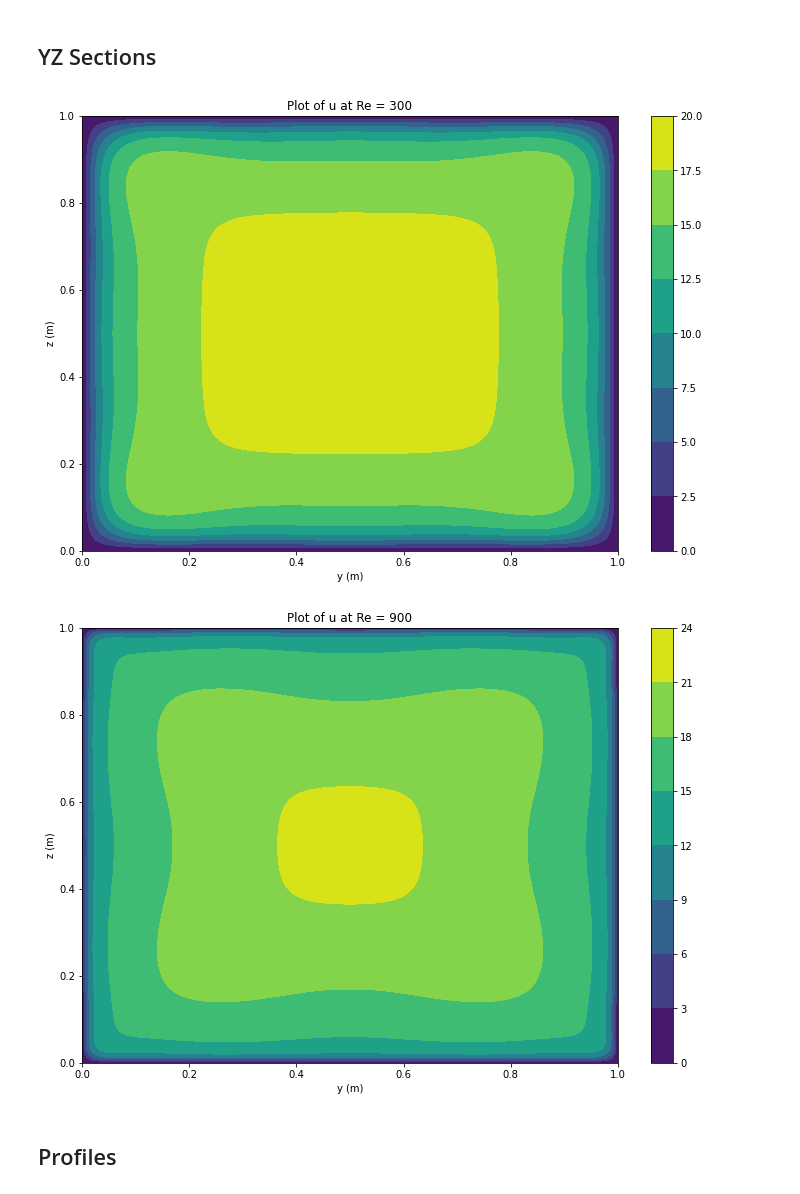
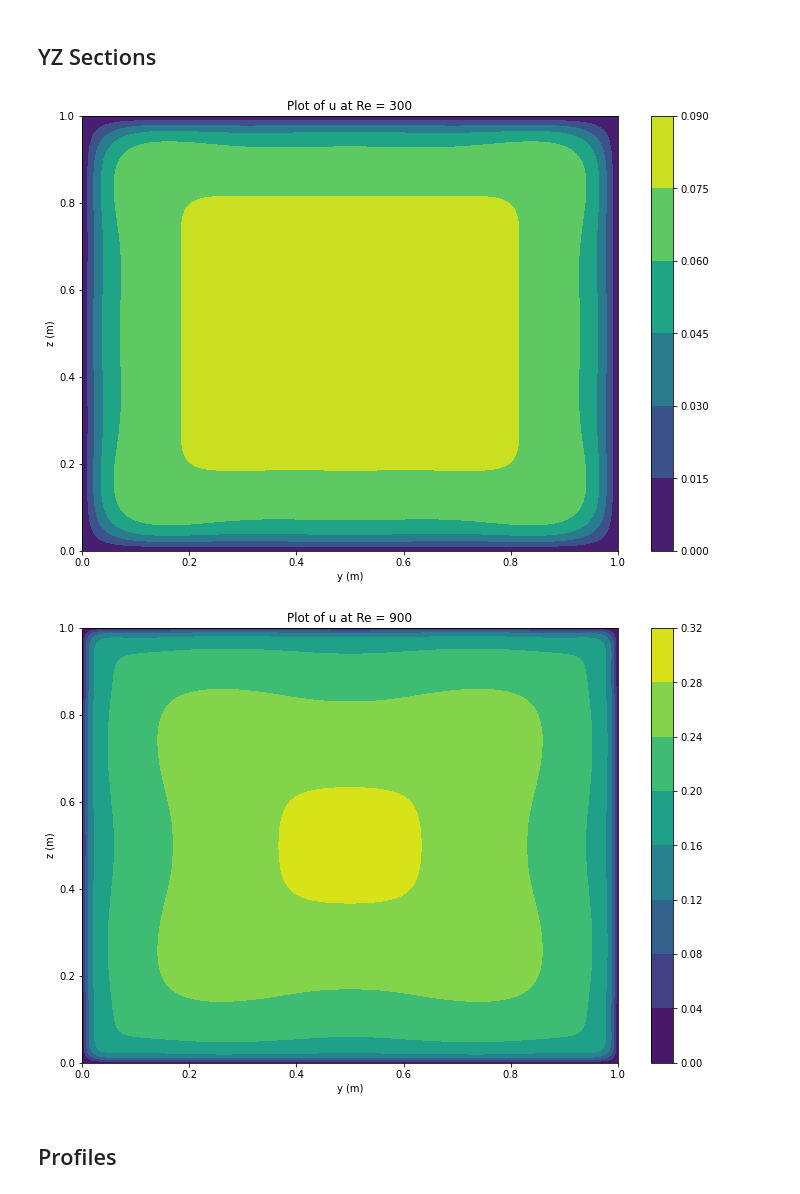
Before and after one commit to delphiiii/CFD-CW2, a Jupyter notebook: read_DNS_data.ipynb, the cells around one changed output. Cells and saved outputs as stored; diff of their text form; code cells hidden in the pictures.

Commit message:
fixed issue with non dimensionalised velocity data

```diff
--- a/read_DNS_data.ipynb
+++ b/read_DNS_data.ipynb
@@ -18,24 +17,24 @@ param_to_plot = "<u>" # one from ['<u>', '<v>', '<w>', "<u'u'>", "<v'v'>", "<w'w
 # %%
 def read_yz_sections(fpath):
     df = pd.read_csv(fpath, delimiter=' ').reset_index()
     df.columns = ['y'] + list(df.iloc[0][1:])
     df = df.drop([0, 1], axis=0).reset_index(drop=True).astype('float')
     return df
 
 
 for Re in Re_numbers:
     section_data_fpath = f'DuctFlow/YZsections/Re{Re}/DuctFlow_Re{Re}_YZ.dat'
-
+    u_tau = Re * 1.48e-5
     section_data = read_yz_sections(section_data_fpath)
     plt.figure(figsize=figure_size)
-    plt.tricontourf(section_data['y'], section_data['z'], section_data[param_to_plot])
+    plt.tricontourf(section_data['y'], section_data['z'], section_data["<u>"]*u_tau)
     plt.xlabel('y (m)')
     plt.ylabel('z (m)')
-    plt.title(f"Plot of {param_to_plot[1:-1]} at Re = {Re}")
+    plt.title(f"Plot of u at Re = {Re}")
     plt.colorbar()
 # %% [output]
-[figure, old version]
+[figure, new version]
-[figure, old version]
+[figure, new version]
 # %% [markdown]
 ## Profiles
 # %%
```
Also changed, not shown: parts of 2 cells of this notebook.
